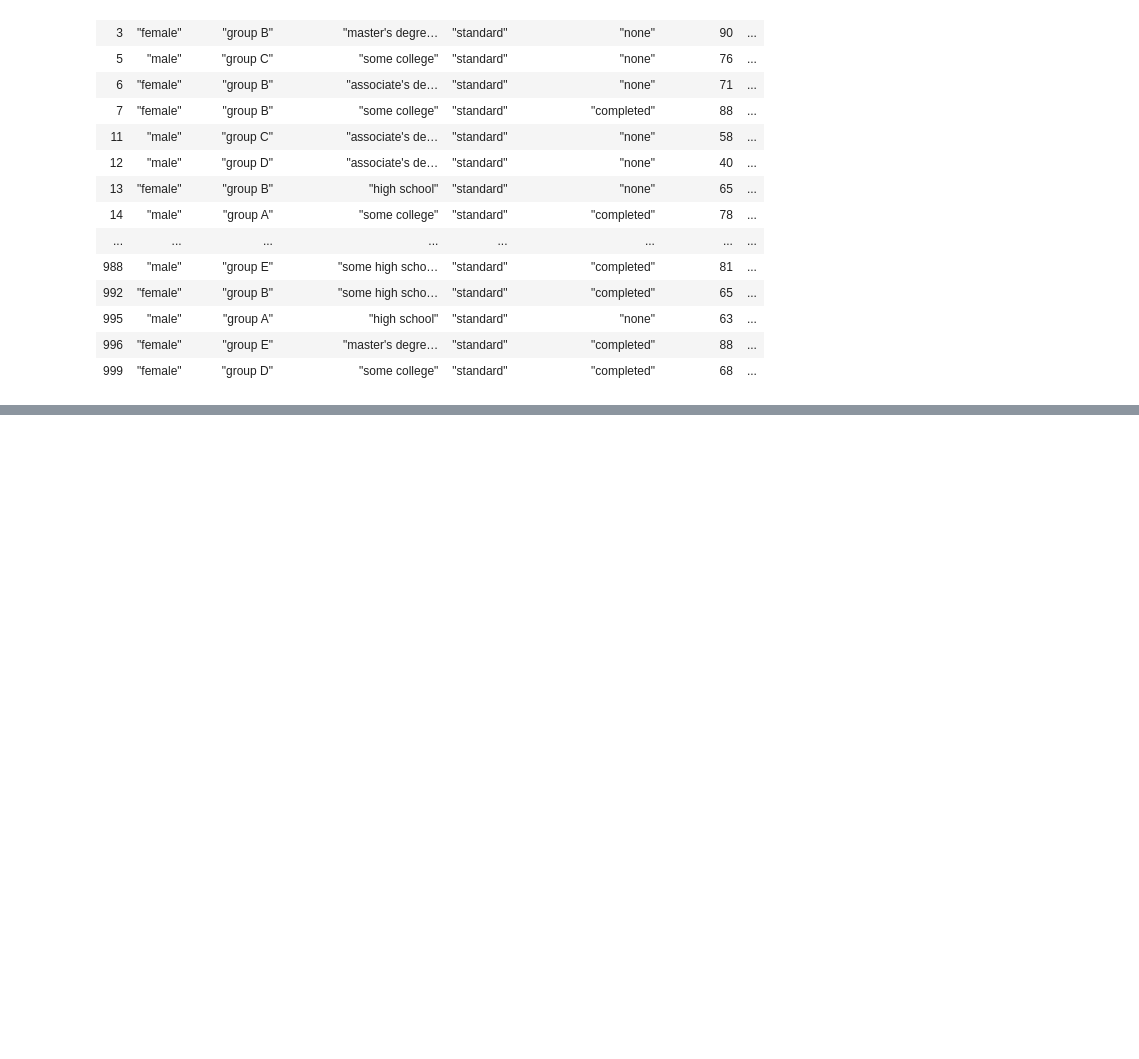
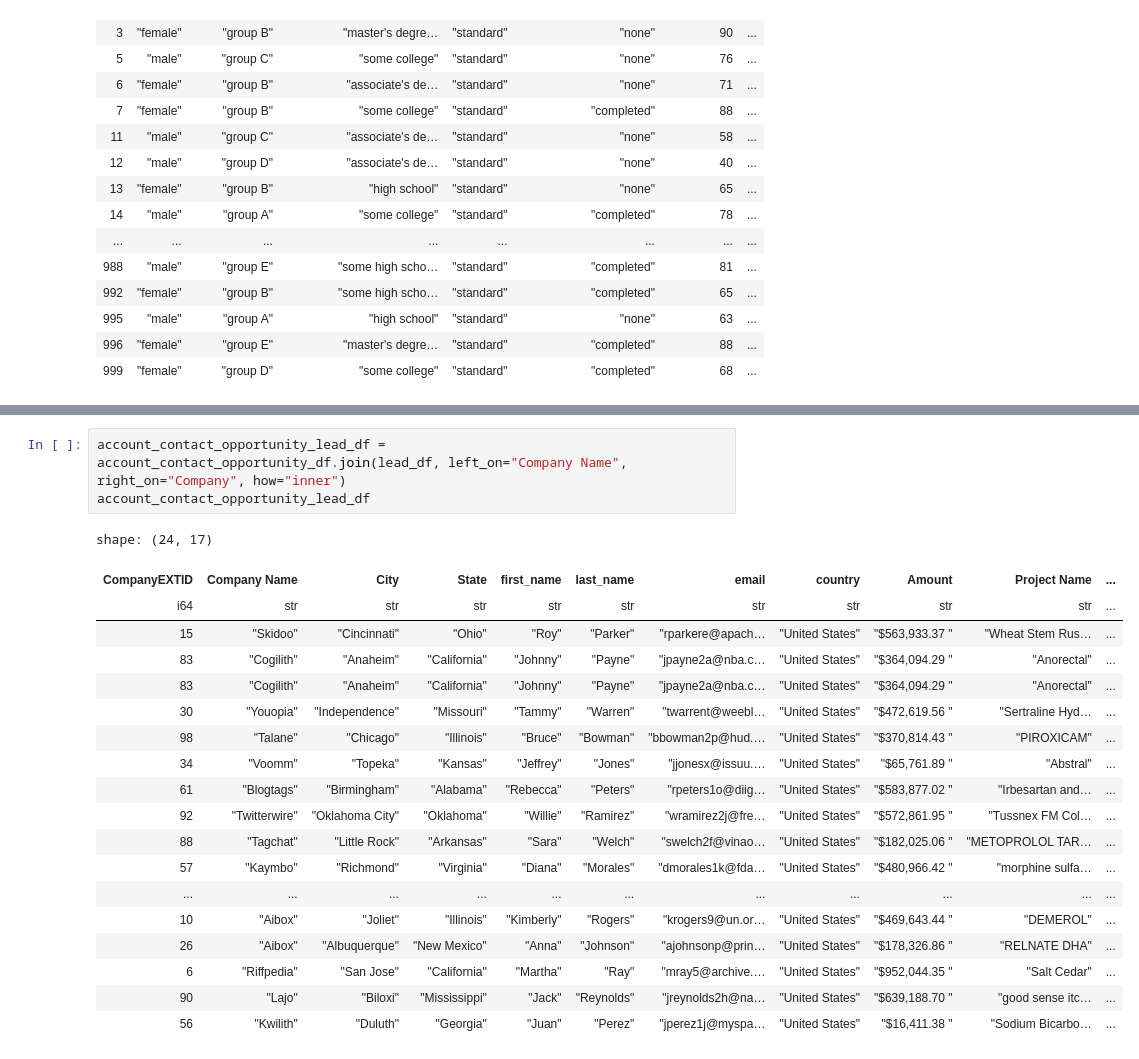
Before and after one commit to tam159/sample_dataframe, a Jupyter notebook: notebooks/polars_student_example.ipynb, the cells around one changed output, grey strips where cells are left out. Cells and saved outputs as stored; diff of their text form; blank space fills up the shorter version.

```diff
--- a/notebooks/polars_student_example.ipynb
+++ b/notebooks/polars_student_example.ipynb
@@ -360,0 +688,23 @@ shape: (645, 9)
+# %%
+account_contact_opportunity_lead_df = account_contact_opportunity_df.join(lead_df, left_on="Company Name", right_on="Company", how="inner")
+account_contact_opportunity_lead_df
+# %% [output]
+shape: (24, 17)
+| CompanyEXTID | Company Name | City | State | first_name | last_name | email | country | Amount | Project Name | ... |
+| i64 | str | str | str | str | str | str | str | str | str | ... |
+| 15 | "Skidoo" | "Cincinnati" | "Ohio" | "Roy" | "Parker" | "rparkere@apach… | "United States" | "$563,933.37 " | "Wheat Stem Rus… | ... |
+| 83 | "Cogilith" | "Anaheim" | "California" | "Johnny" | "Payne" | "jpayne2a@nba.c… | "United States" | "$364,094.29 " | "Anorectal" | ... |
+| 83 | "Cogilith" | "Anaheim" | "California" | "Johnny" | "Payne" | "jpayne2a@nba.c… | "United States" | "$364,094.29 " | "Anorectal" | ... |
+| 30 | "Youopia" | "Independence" | "Missouri" | "Tammy" | "Warren" | "twarrent@weebl… | "United States" | "$472,619.56 " | "Sertraline Hyd… | ... |
+| 98 | "Talane" | "Chicago" | "Illinois" | "Bruce" | "Bowman" | "bbowman2p@hud.… | "United States" | "$370,814.43 " | "PIROXICAM" | ... |
+| 34 | "Voomm" | "Topeka" | "Kansas" | "Jeffrey" | "Jones" | "jjonesx@issuu.… | "United States" | "$65,761.89 " | "Abstral" | ... |
+| 61 | "Blogtags" | "Birmingham" | "Alabama" | "Rebecca" | "Peters" | "rpeters1o@diig… | "United States" | "$583,877.02 " | "Irbesartan and… | ... |
+| 92 | "Twitterwire" | "Oklahoma City" | "Oklahoma" | "Willie" | "Ramirez" | "wramirez2j@fre… | "United States" | "$572,861.95 " | "Tussnex FM Col… | ... |
+| 88 | "Tagchat" | "Little Rock" | "Arkansas" | "Sara" | "Welch" | "swelch2f@vinao… | "United States" | "$182,025.06 " | "METOPROLOL TAR… | ... |
+| 57 | "Kaymbo" | "Richmond" | "Virginia" | "Diana" | "Morales" | "dmorales1k@fda… | "United States" | "$480,966.42 " | "morphine sulfa… | ... |
+| ... | ... | ... | ... | ... | ... | ... | ... | ... | ... | ... |
+| 10 | "Aibox" | "Joliet" | "Illinois" | "Kimberly" | "Rogers" | "krogers9@un.or… | "United States" | "$469,643.44 " | "DEMEROL" | ... |
+| 26 | "Aibox" | "Albuquerque" | "New Mexico" | "Anna" | "Johnson" | "ajohnsonp@prin… | "United States" | "$178,326.86 " | "RELNATE DHA" | ... |
+| 6 | "Riffpedia" | "San Jose" | "California" | "Martha" | "Ray" | "mray5@archive.… | "United States" | "$952,044.35 " | "Salt Cedar" | ... |
+| 90 | "Lajo" | "Biloxi" | "Mississippi" | "Jack" | "Reynolds" | "jreynolds2h@na… | "United States" | "$639,188.70 " | "good sense itc… | ... |
+| 56 | "Kwilith" | "Duluth" | "Georgia" | "Juan" | "Perez" | "jperez1j@myspa… | "United States" | "$16,411.38 " | "Sodium Bicarbo… | ... |
```
Also changed, not shown: parts of 27 cells of this notebook, 1 other file.
